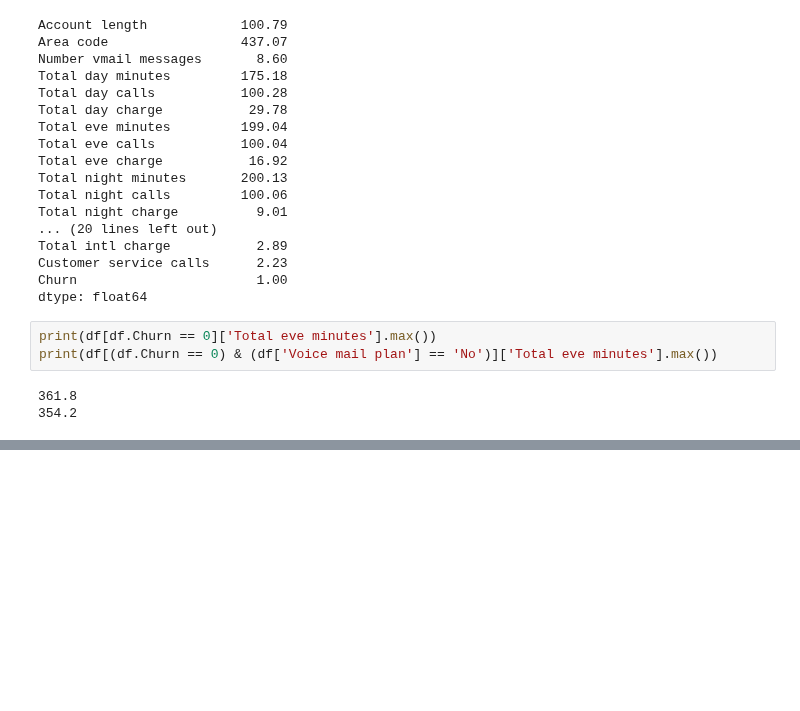
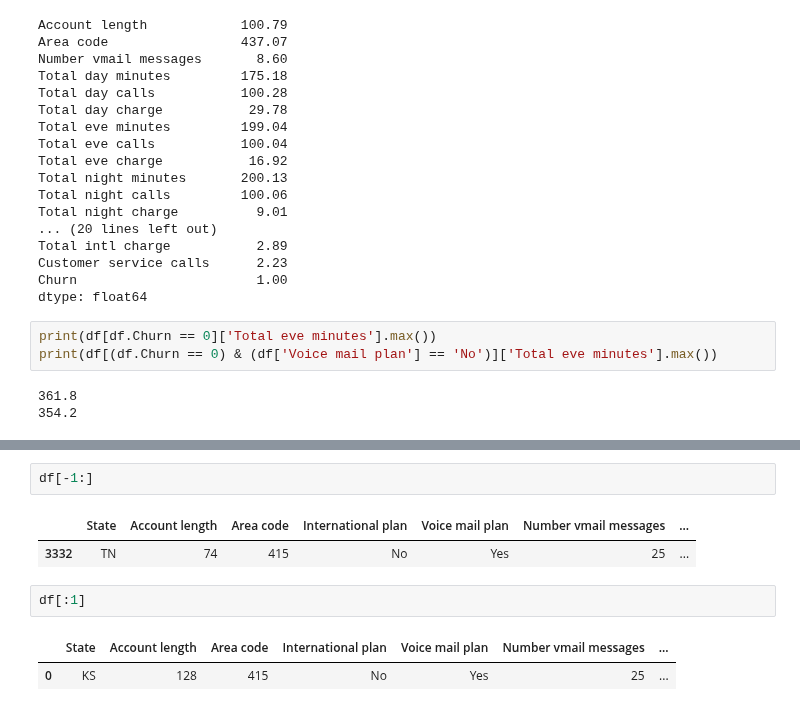
Before and after one commit to kraidiky/mlcourse_open, a Jupyter notebook: jupyter_notebooks/topic01_pandas_data_analysis/MyNotebookCource1.ipynb, the cells around one changed output, grey strips where cells are left out. Drawn from its saved outputs; the diff is of its cells as text; blank space fills up the shorter version.

```diff
--- a/jupyter_notebooks/topic01_pandas_data_analysis/MyNotebookCource1.ipynb
+++ b/jupyter_notebooks/topic01_pandas_data_analysis/MyNotebookCource1.ipynb
@@ -204,0 +201,10 @@ print(df[(df.Churn == 0) & (df['Voice mail plan'] == 'No')]['Total eve minutes']
+# %%
+df[-1:]
+# %% [output]
+|  | State | Account length | Area code | International plan | Voice mail plan | Number vmail messages | ... |
+| 3332 | TN | 74 | 415 | No | Yes | 25 | ... |
+# %%
+df[:1]
+# %% [output]
+|  | State | Account length | Area code | International plan | Voice mail plan | Number vmail messages | ... |
+| 0 | KS | 128 | 415 | No | Yes | 25 | ... |
```
Also changed, not shown: parts of 5 cells of this notebook.
